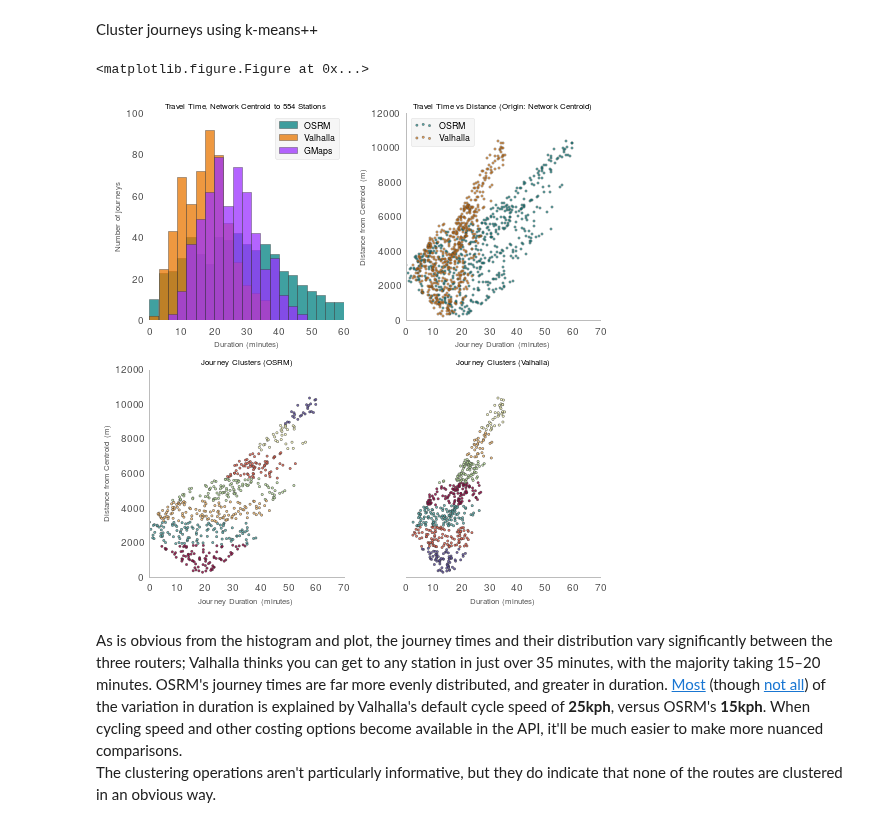
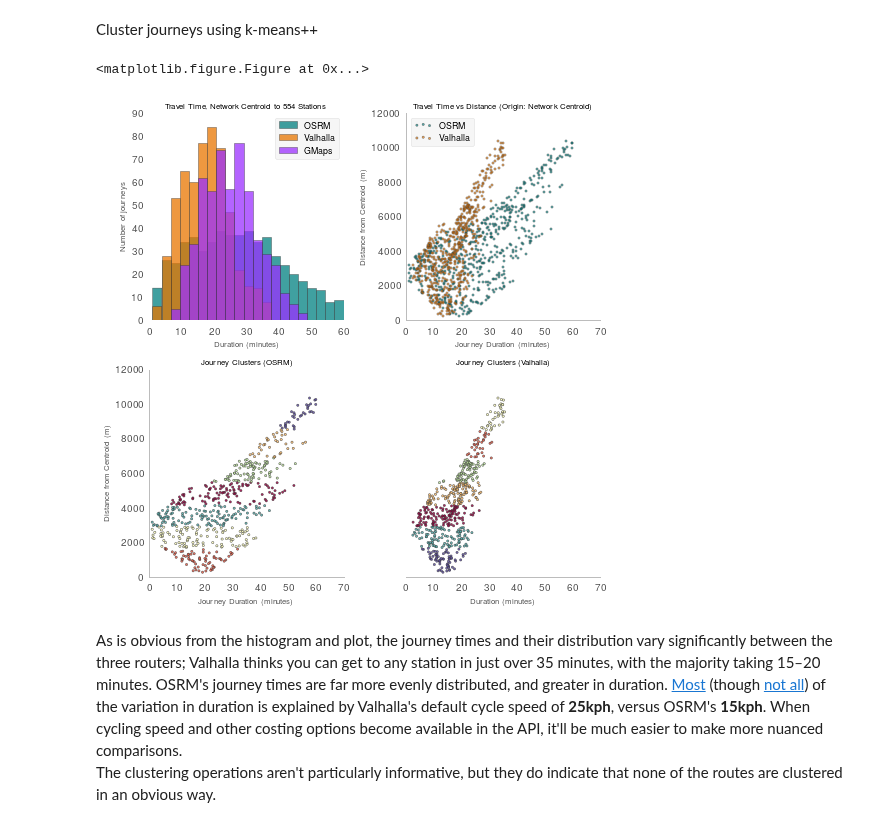
Before and after one commit to urschrei/router_comparison, a Jupyter notebook: OSRM_vs_Valhalla.ipynb, the cells around one changed output. Cells and saved outputs as stored; diff of their text form; code cells hidden in the pictures.

```diff
--- a/OSRM_vs_Valhalla.ipynb
+++ b/OSRM_vs_Valhalla.ipynb
@@ -71,3 +67,5 @@ print(valhalla_station_data.columns, len(valhalla_station_data))
+# %%
+routes = pd.read_csv("complete.csv", index_col=0)
 # %% [markdown]
 ####Journey origin is:
 
@@ -125,3 +89,11 @@ kmeans_centroids_gmaps = kmeans_gmaps.cluster_centers_
+# %%
+centroids = {}
+for provider in ['osrm', 'valhalla', 'gmaps']:
+
+    km = KMeans(init='k-means++', n_clusters=7, n_init=10)
+    km.fit(routes[['centroid_distance', 'travel_time_%s' % provider]])
+    routes['kmeans_bin_%s' % provider] = km.labels_
+    centroids[provider] = km.cluster_centers_
 # %%
 # set up plots
 # numrows, numcolumns, plot number (specify in row, column order)
@@ -134,7 +106,7 @@ fig = plt.figure(figsize=(7.28, 7.28))
 
 # Left-hand plot
 ax = fig.add_subplot(221, axisbg='none', frame_on=False)
-hist = merged[['travel_time_osrm', 'travel_time_valhalla', 'travel_time_gmaps']].plot(
+hist = routes[['travel_time_osrm', 'travel_time_valhalla', 'travel_time_gmaps']].plot(
     ax=ax,
     kind='hist',
     color=["#008080", "#E87600", "#9B30FF"],
@@ -143,7 +115,7 @@ hist = merged[['travel_time_osrm', 'travel_time_valhalla', 'travel_time_gmaps']]
     alpha=0.75)
 
 plt.title(
-    "Travel Time, Network Centroid to %s Stations" % len(merged),
+    "Travel Time, Network Centroid to %s Stations" % len(routes),
     fontsize=8
 )
 
@@ -157,8 +129,8 @@ ax.grid(b=False)
 ax2 = fig.add_subplot(222, axisbg='none')
 
 osrm = plt.scatter(
-    x=merged['travel_time_osrm'],
-    y=merged['centroid_distance'],
+    x=routes['travel_time_osrm'],
+    y=routes['centroid_distance'],
     marker='o',
     color="#008080",
     edgecolor='#333333',
@@ -167,8 +139,8 @@ osrm = plt.scatter(
     alpha=0.65)
 
 valhalla = plt.scatter(
-    x=merged['travel_time_valhalla'],
-    y=merged['centroid_distance'],
+    x=routes['travel_time_valhalla'],
+    y=routes['centroid_distance'],
     marker='o',
     color="#E87600",
     edgecolor='#333333',
@@ -203,9 +175,9 @@ ax2.set_ylim(0, 12000)
 ax3 = fig.add_subplot(223, axisbg='none', frame_on=True)
 
 osrm_cluster = plt.scatter(
-    x=merged['travel_time_osrm'],
-    y=merged['centroid_distance'],
-    c=merged['kmeans_bin_osrm'],
+    x=routes['travel_time_osrm'],
+    y=routes['centroid_distance'],
+    c=routes['kmeans_bin_osrm'],
     marker='o',
     color="#ff8300",
     cmap='Spectral',
@@ -231,9 +203,9 @@ ax3.set_ylim(0, 12000)
 ax4 = fig.add_subplot(224, axisbg='none', frame_on=True)
 
 valhalla_cluster = plt.scatter(
-    x=merged['travel_time_valhalla'],
-    y=merged['centroid_distance'],
-    c=merged['kmeans_bin_valhalla'],
+    x=routes['travel_time_valhalla'],
+    y=routes['centroid_distance'],
+    c=routes['kmeans_bin_valhalla'],
     marker='o',
     color="#ff8300",
     cmap='Spectral',
@@ -243,34 +215,34 @@ valhalla_cluster = plt.scatter(
     alpha=0.85)
 
 ax4.set_xlim(0, 70)
 ax4.set_ylim(0, 12000)
 plt.title(
     "Journey Clusters (Valhalla)",
     fontsize=8
 )
 
 ax4.set_xlabel('Duration (minutes)', fontsize=fontsize)
 # ax4.set_ylabel('Distance (m)', fontsize=fontsize)
 ax4.set_yticklabels([])
 ax4.grid(b=False)
 ax4.spines['top'].set_visible(False)
 ax4.spines['right'].set_visible(False)
 ax4.spines['left'].set_visible(False)
 
 # Save etc
 plt.tight_layout()
 plt.savefig(
     'combined.png',
     format="png",
     bbox_inches='tight',
     alpha=True,
     transparent=True,
     dpi=300)
 
 plt.show()
 # %% [output]
 <matplotlib.figure.Figure at 0x...>
-[figure, old version]
+[figure, new version]
 # %% [markdown]
 As is obvious from the histogram and plot, the journey times and their distribution vary significantly between the three routers; Valhalla thinks you can get to any station in just over 35 minutes, with the majority taking 15–20 minutes. OSRM's journey times are far more evenly distributed, and greater in duration. [Most](https://twitter.com/mapzen/status/626080158890479620) (though [not all](https://twitter.com/mapzen/status/626083924192690176)) of the variation in duration is explained by Valhalla's default cycle speed of **25kph**, versus OSRM's **15kph**. When cycling speed and other costing options become available in the API, it'll be much easier to make more nuanced comparisons.
 The clustering operations aren't particularly informative, but they do indicate that none of the routes are clustered in an obvious way.
```
Also changed, not shown: parts of 28 cells of this notebook, 10 other files.
